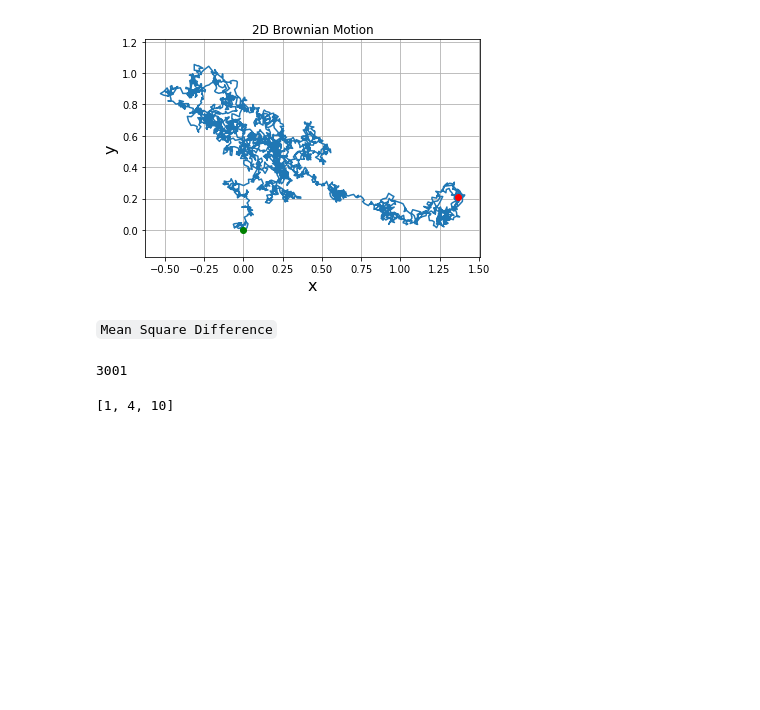
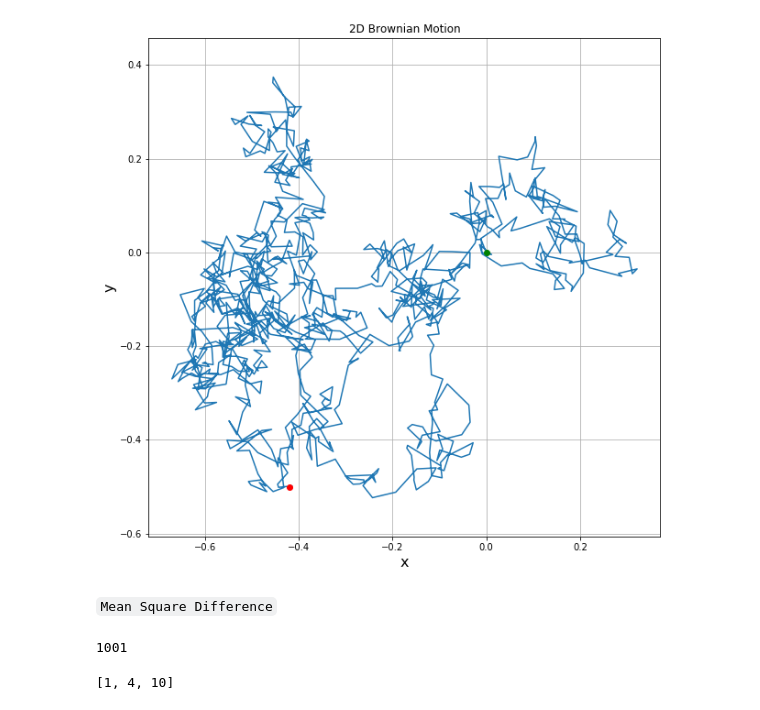
Before and after one commit to SamMachariaPhD/simulate201819, a Jupyter notebook: brownian1.ipynb, the cells around one changed output. Saved outputs shown, nothing was run; the diff lists cells and outputs as text; code cells hidden in the pictures; blank space fills up the shorter version.

```diff
--- a/brownian1.ipynb
+++ b/brownian1.ipynb
@@ -72,37 +72,39 @@ def brownian(x0, n, dt, delta, out=None):
 # %%
 import numpy
 from pylab import plot, show, grid, axis, xlabel, ylabel, title
+plt.figure(figsize=(10,10))
 
 # The Wiener process parameter.
 delta = 0.25
 # Total time.
 T = 10.0
 # Number of steps.
-N = 3000
+N = 1000
 # Time step size
 dt = T/N
 # Initial values of x.
 x = numpy.empty((2,N+1))
 x[:, 0] = 0.0
 
 brownian(x[:,0], N, dt, delta, out=x[:,1:])
 
 # Plot the 2D trajectory.
 plot(x[0],x[1])
 
 # Mark the start and end points.
 plot(x[0,0],x[1,0], 'go')
 plot(x[0,-1], x[1,-1], 'ro')
 
 # More plot decorations.
 title('2D Brownian Motion')
 xlabel('x', fontsize=16)
 ylabel('y', fontsize=16)
 axis('equal')
 grid(True)
+plt.savefig('2D Brownian Motion.png',bbox_inches='tight', format='png', dpi=300)
 show()
 # %% [output]
-[figure, old version]
+[figure, new version]
 # %% [markdown]
 `Mean Square Difference`
 # %%
@@ -110,7 +112,7 @@ xx = x[0]; yy = x[1]
 # %%
 xx.shape[0]
 # %% [output]
-3001
+1001
 # %%
 p = [1,2,3,4,5]
 q = [6,7,8,9,10]
```
Also changed, not shown: parts of 22 cells of this notebook.
